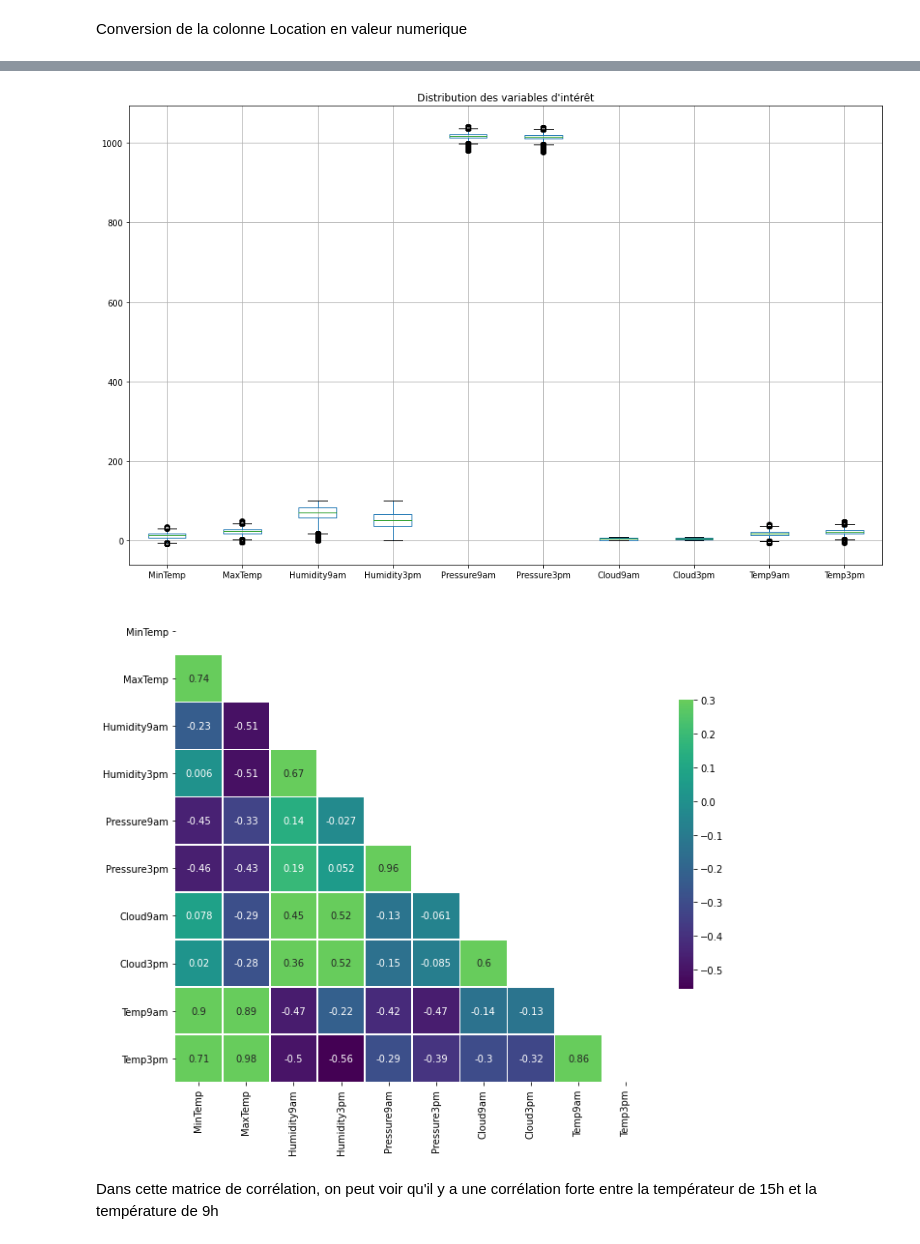
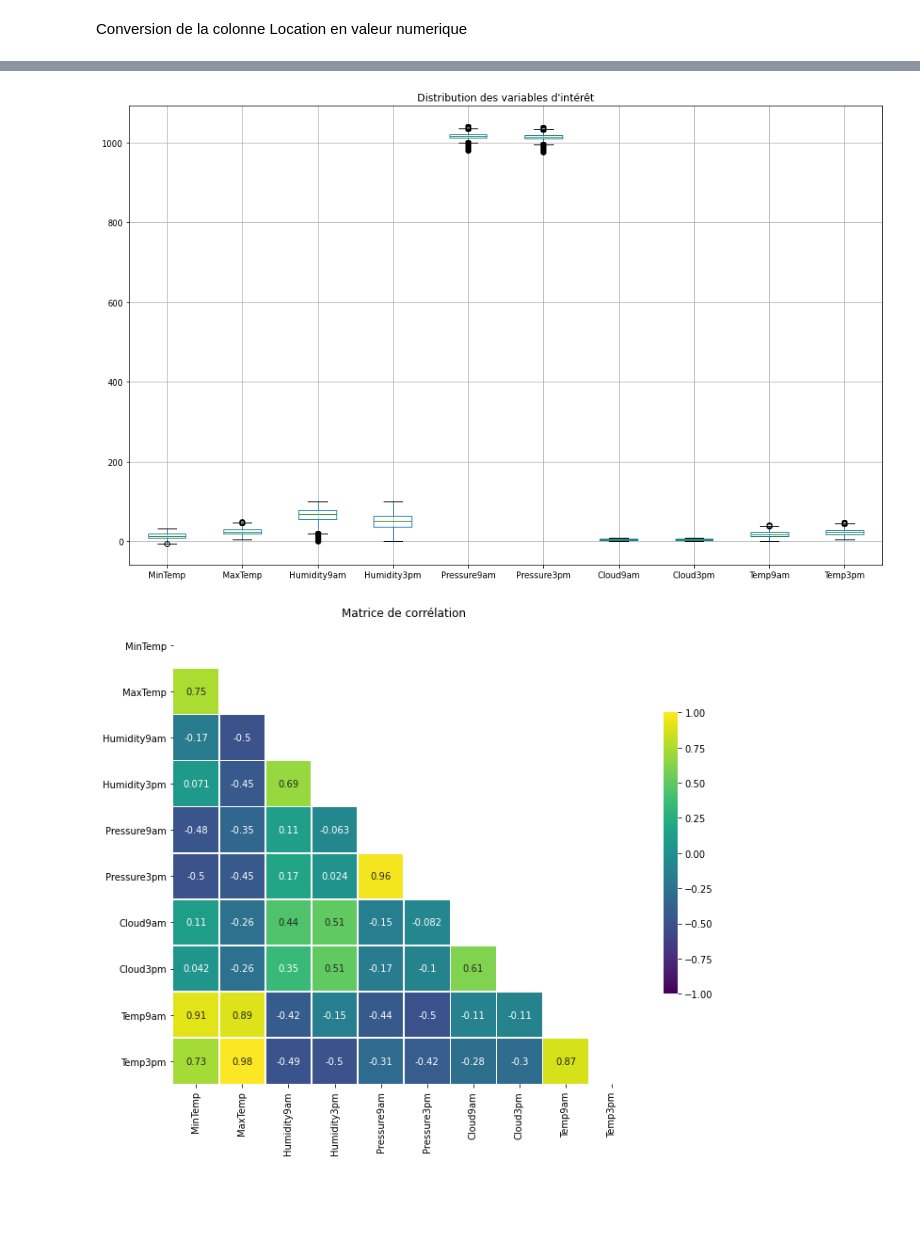
Before and after one commit to kevintsi/pythonIOT, a Jupyter notebook: ML/Rain_Australia_Mini_Project.ipynb, the cells around one changed output, grey strips where cells are left out. Saved outputs shown, nothing was run; the diff lists cells and outputs as text; code cells hidden in the pictures; blank space fills up the shorter version.

```diff
--- a/ML/Rain_Australia_Mini_Project.ipynb
+++ b/ML/Rain_Australia_Mini_Project.ipynb
@@ -12,4 +18,4 @@ import numpy as np
 # %%
-df = pds.read_csv("weatherAUS.csv")
+df = pds.read_csv("https://raw.githubusercontent.com/kevintsi/pythonIOT/master/ML/Data/weatherAUS.csv")
 # %% [markdown]
 ## Montre les informations du dataset
@@ -51,0 +151,2 @@ dtype: object
+# %%
+df = df.dropna()
@@ -98,0 +204,4 @@ plt.show()
+# %%
+label_encoder = LabelEncoder()
+df.RainTomorrow = label_encoder.fit_transform(df.RainTomorrow)
+df.RainTomorrow
@@ -117,21 +246,18 @@ df[["MinTemp", "MaxTemp", "Humidity9am", "Humidity3pm", "Pressure9am", "Pressure
 plt.title("Distribution des variables d'intérêt")
 plt.show()
 # %% [output]
-[figure, old version]
+[figure, new version]
 # %%
-import seaborn as sea
-
 data_corr=pds.DataFrame(df,columns=["MinTemp", "MaxTemp", "Humidity9am", "Humidity3pm", "Pressure9am", "Pressure3pm", "Cloud9am", "Cloud3pm", "Temp9am", "Temp3pm"])
 
 corr=data_corr.corr()
 corr_map=sea.color_palette("viridis",as_cmap=True)
 mask = np.zeros_like(corr, dtype=np.bool)
 mask[np.triu_indices_from(mask)] = True
 
 f, ax = plt.subplots(figsize=(11, 11))
-sea.heatmap(corr, mask=mask, cmap=corr_map, vmax=.3, center=0,annot=True, square=True, linewidths=.5, cbar_kws={"shrink": .5})
+sea.heatmap(corr, annot=True,vmin=-1, vmax=1, center=0, cmap='viridis', square=True, linewidths=.5,mask=mask, cbar_kws={"shrink": .5})
+plt.title("Matrice de corrélation")
 plt.show()
 # %% [output]
-[figure, old version]
+[figure, new version]
-# %% [markdown]
-Dans cette matrice de corrélation, on peut voir qu'il y a une corrélation forte entre la températeur de 15h et la température de 9h
```
Also changed, not shown: parts of 31 cells of this notebook, 1 other file.
